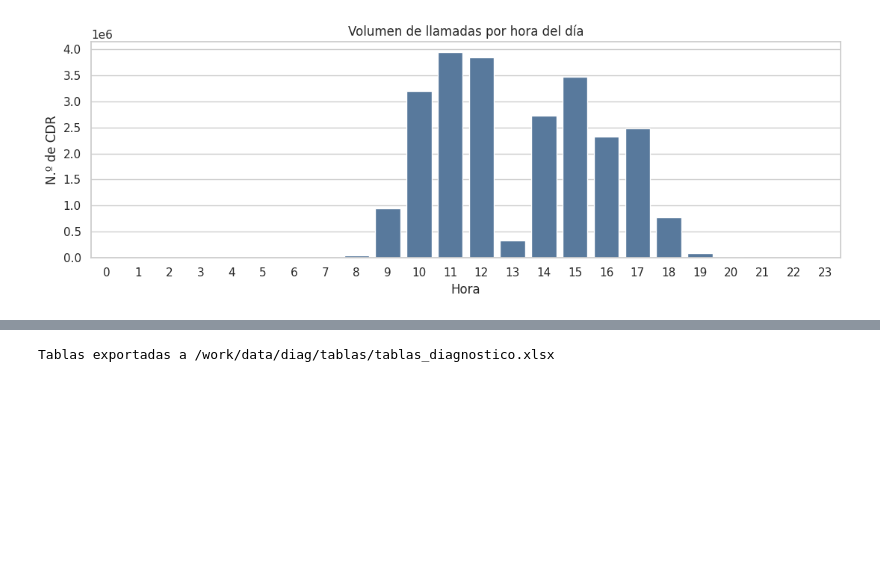
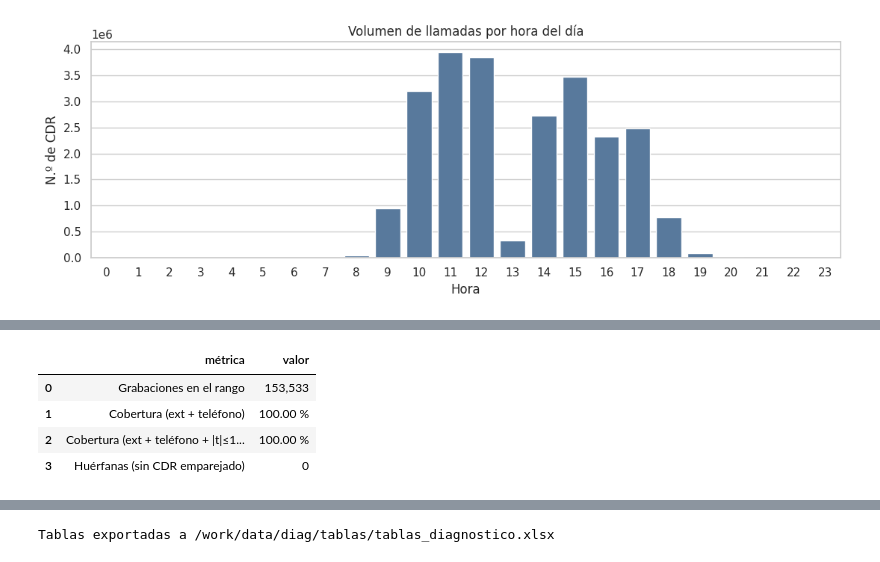
Before and after one commit to caloloc2/maestria_big_data, a Jupyter notebook: notebooks/00_diagnostico.ipynb, the cells around one changed output, grey strips where cells are left out. Drawn from its saved outputs; the diff is of its cells as text; code cells hidden in the pictures; blank space fills up the shorter version.

```diff
--- a/notebooks/00_diagnostico.ipynb
+++ b/notebooks/00_diagnostico.ipynb
@@ -386,0 +449,90 @@ Sin índice de audio: no se puede calcular el cruce todavía.
+# %%
+FECHA_DESDE = "2025-05-01"
+FECHA_HASTA = "2025-05-31"
+TOL_SEG = 180
+
+
+def cdr_ext(s):
+    """Extrae la extensión 2xx del agente desde channel/dstchannel (p. ej. SIP/228-...)."""
+    m = re.search(r"(?<!\d)(2\d\d)(?!\d)", str(s))
+    return m.group(1) if m else None
+
+
+if audio_disponible:
+    d0, d1 = FECHA_DESDE.replace("-", ""), FECHA_HASTA.replace("-", "")
+    filas = []
+    with gzip.open(AUDIO_INDEX, "rt", encoding="utf-8", errors="replace") as fh:
+        for ln in fh:
+            path = ln.split("\t", 1)[0]
+            rel = path[len(AUDIO_ROOT_REL):] if path.startswith(AUDIO_ROOT_REL) else path
+            r = scope_row(rel)
+            if r is None:
+                continue
+            ext_dir, tel, ts = r
+            if d0 <= ts[:8] <= d1 and tel:
+                filas.append((ts, ext_dir, tel))
+    aud = pd.DataFrame(filas, columns=["ts", "ext", "phone"])
+    aud["dt"] = pd.to_datetime(aud["ts"], format="%Y%m%d%H%M%S", errors="coerce")
+    print(f"Grabaciones ventas OUT {FECHA_DESDE}..{FECHA_HASTA}: {len(aud):,}  "
+          f"(agentes: {aud['ext'].nunique()}, contactos: {aud['phone'].nunique():,})")
+
+    q_cdr = text(f"""
+        SELECT calldate, dst, channel, dstchannel
+        FROM {CDR_TABLE}
+        WHERE calldate >= :d AND calldate < :h
+    """)
+    cdr = pd.read_sql(q_cdr, engine,
+                      params={"d": FECHA_DESDE + " 00:00:00", "h": FECHA_HASTA + " 23:59:59"})
+    cdr["ext_any"] = cdr["channel"].map(cdr_ext).fillna(cdr["dstchannel"].map(cdr_ext))
+    cdr["dt"] = pd.to_datetime(cdr["calldate"], errors="coerce")
+
+    # índice (ext, teléfono) -> lista de tiempos de llamada
+    idx = {}
+    par = cdr.dropna(subset=["ext_any"])
+    for e, dd, t in zip(par["ext_any"], par["dst"].astype(str), par["dt"]):
+        idx.setdefault((e, dd), []).append(t)
+
+    def match_key(row):
+        return (row["ext"], row["phone"]) in idx
+
+    def match_win(row, tol=TOL_SEG):
+        lst = idx.get((row["ext"], row["phone"]))
+        return bool(lst) and (not pd.isna(row["dt"])) and \
+            any(abs((row["dt"] - t).total_seconds()) <= tol for t in lst)
+
+    m_key = aud.apply(match_key, axis=1)
+    m_win = aud.apply(match_win, axis=1)
+    cob_key = 100 * m_key.mean() if len(aud) else float("nan")
+    cob_win = 100 * m_win.mean() if len(aud) else float("nan")
+
+    cruce_resumen = pd.DataFrame({
+        "métrica": [
+            "Grabaciones en el rango",
+            "Cobertura (ext + teléfono)",
+            f"Cobertura (ext + teléfono + |t|≤{TOL_SEG}s)",
+            "Huérfanas (sin CDR emparejado)",
+        ],
+        "valor": [
+            f"{len(aud):,}",
+            f"{cob_key:.2f} %",
+            f"{cob_win:.2f} %",
+            f"{(~m_win).sum():,}",
+        ],
+    })
+    display(cruce_resumen)
+    print(f"Umbral de gobernanza (cobertura ≥ 95 %): "
+          f"{'CUMPLE' if cob_win >= 95 else 'NO CUMPLE'}")
+
+    # KPI de intentos/reintentos por contacto (cada grabación = un intento del asesor)
+    intentos = aud.groupby(["ext", "phone"]).size().rename("intentos").reset_index()
+    dist_intentos = (intentos["intentos"].value_counts().sort_index()
+                     .rename_axis("intentos_por_contacto").reset_index(name="n_contactos"))
+    print(f"\nContactos únicos (ext, teléfono): {len(intentos):,} | "
+          f"intentos medios/contacto: {intentos['intentos'].mean():.2f} | "
+          f"máx: {intentos['intentos'].max()}")
+    display(dist_intentos.head(12))
+else:
+    aud = None
+    cruce_resumen = None
+    print("Sin índice de audio: no se puede calcular el cruce todavía.")
+# %% [output]
@@ -386,0 +540,5 @@ Sin índice de audio: no se puede calcular el cruce todavía.
+|  | métrica | valor |
+| 0 | Grabaciones en el rango | 153,533 |
+| 1 | Cobertura (ext + teléfono) | 100.00 % |
+| 2 | Cobertura (ext + teléfono + |t|≤1... | 100.00 % |
+| 3 | Huérfanas (sin CDR emparejado) | 0 |
```
Also changed, not shown: parts of 17 cells of this notebook, 2 other files.
